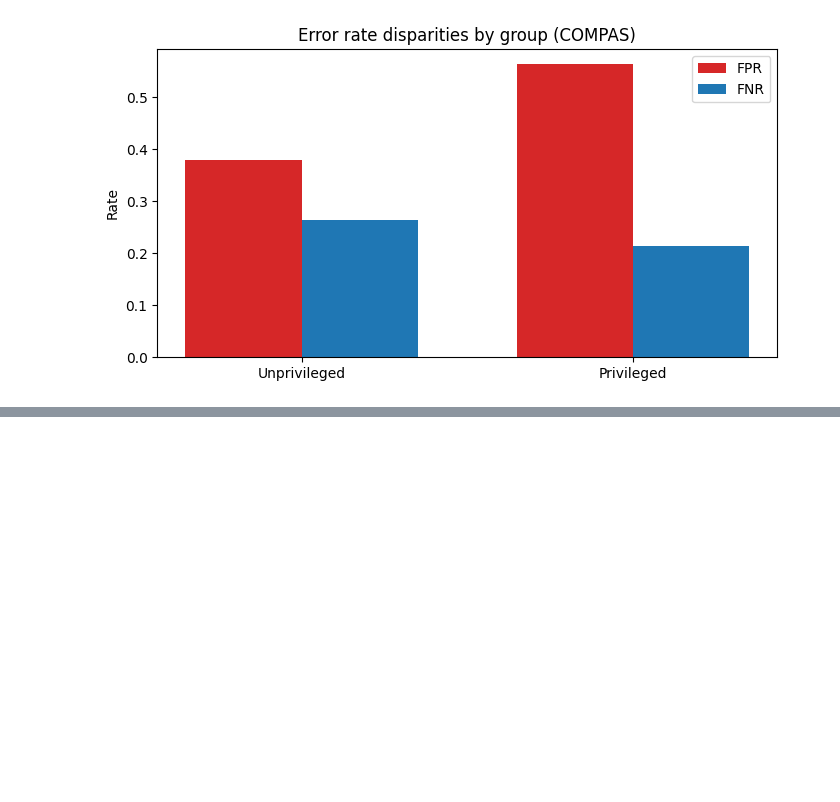
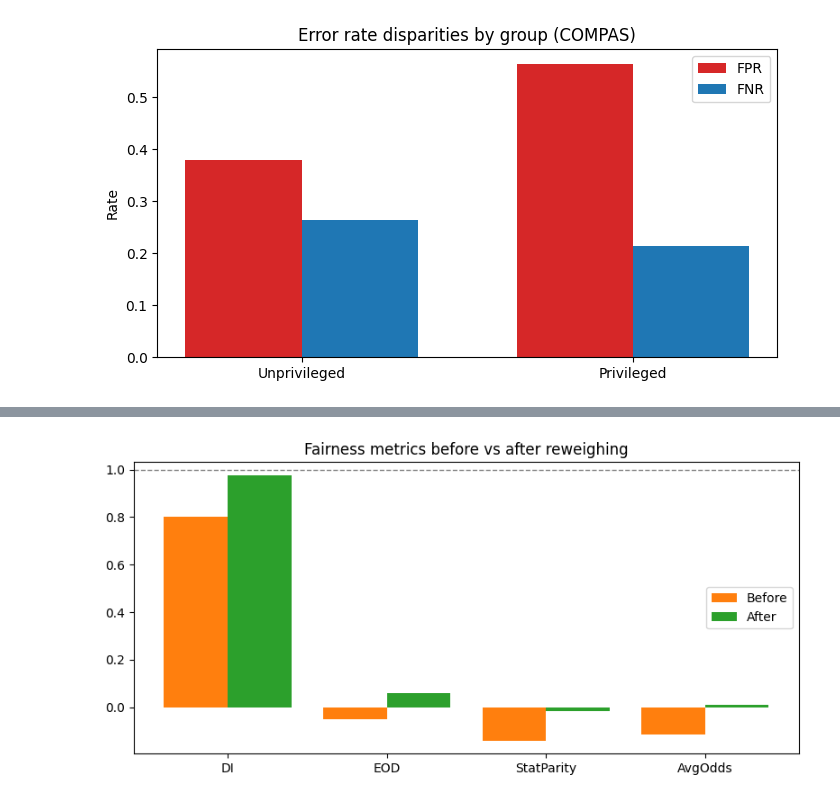
Before and after one commit to DeJezuz/AI-Ethics-Assignment, a Jupyter notebook: compas_audit.ipynb, the cells around one changed output, grey strips where cells are left out. Cells and saved outputs as stored; diff of their text form; code cells hidden in the pictures; blank space fills up the shorter version.

```diff
--- a/compas_audit.ipynb
+++ b/compas_audit.ipynb
@@ -146,0 +131,30 @@ Statistical parity difference: -0.014956226618843771
+# %%
+di = 0.8004678593786037
+eod = -0.049823697048736904
+avg_odds = -0.11717900229945874
+stat_parity = -0.1401365266689807
+
+di_rw = 0.9758226411800646
+eod_rw = 0.05878375114717671
+avg_odds_rw = 0.011167301793459011
+stat_parity_rw = -0.014956226618843771
+
+labels = ['DI', 'EOD', 'StatParity', 'AvgOdds']
+before = [di, eod, stat_parity, avg_odds]
+after = [di_rw, eod_rw, stat_parity_rw, avg_odds_rw]
+
+plt.figure(figsize=(8,4))
+x = np.arange(len(labels))
+plt.bar(x - 0.2, before, width=0.4, label='Before', color='#ff7f0e')
+plt.bar(x + 0.2, after, width=0.4, label='After', color='#2ca02c')
+plt.xticks(x, labels)
+plt.axhline(1.0, color='gray', linestyle='--', linewidth=1)  # DI target ~1
+plt.title('Fairness metrics before vs after reweighing')
+plt.legend()
+plt.tight_layout()
+
+# Save figure
+plt.savefig("fairness_metrics_comparison.png", dpi=300)
+plt.show()
+# %% [output]
+[figure, added]
```
Also changed, not shown: parts of 4 cells of this notebook.
